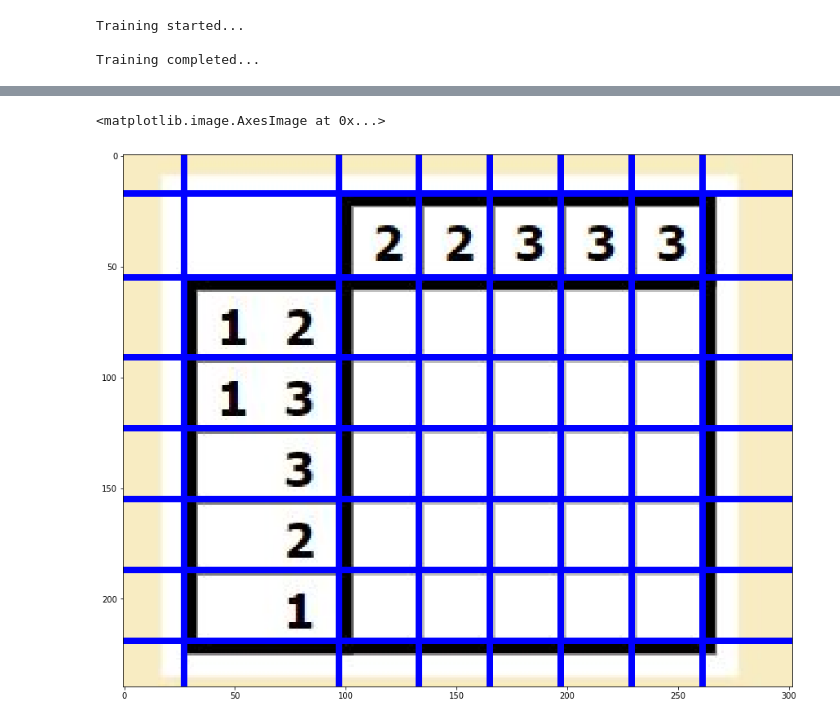
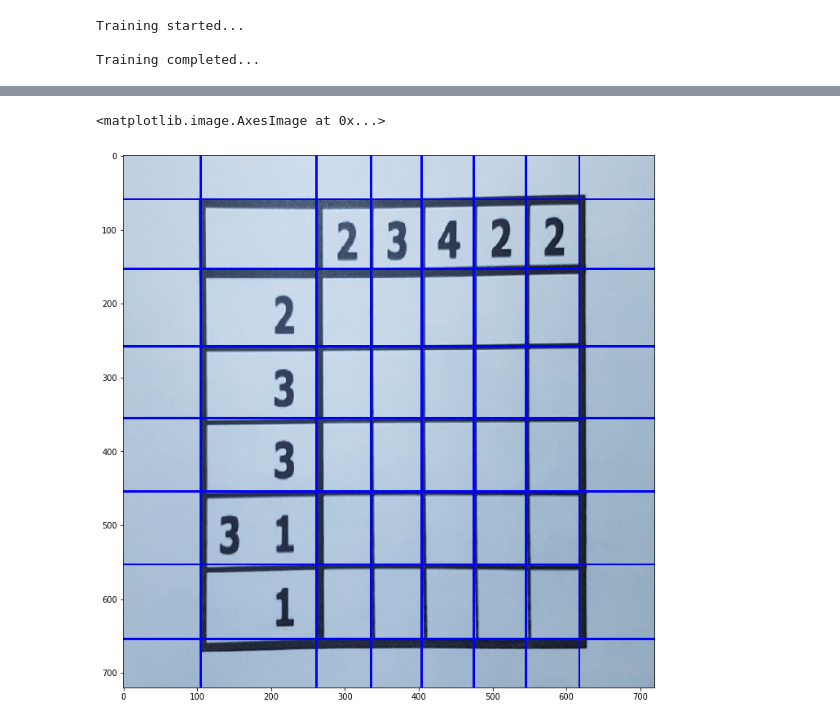
Before and after one commit to djordjeognjenovic97/Nonogram-Solver, a Jupyter notebook: nonogram/nonogram.ipynb, the cells around one changed output, grey strips where cells are left out. Cells and saved outputs as stored; diff of their text form; code cells hidden in the pictures.

```diff
--- a/nonogram/nonogram.ipynb
+++ b/nonogram/nonogram.ipynb
@@ -149,14 +152,19 @@ print(display_result(result, alphabet))
 
 [2, 3]
 # %%
-img = cv2.imread('images/nonogram0.jpg') # ucitavanje slike sa diska
+img = cv2.imread('images/nonogram14.jpg')# ucitavanje slike sa diska
+img = cv2.resize(img, (720,720))
 slikica = img.copy()
-img = cv2.cvtColor(img, cv2.COLOR_BGR2RGB) # konvertovanje iz BGR u RGB model boja (OpenCV ucita sliku kao BGR)
-gray = cv2.cvtColor(img, cv2.COLOR_RGB2GRAY)
-#img = image_bin(gray)
-#img_bin = erode(dilate(img))
-edges = cv2.Canny(gray, 90, 150, apertureSize=3)
-lines = cv2.HoughLines(edges, 1,np.pi/180, 100)
+#img = cv2.cvtColor(img, cv2.COLOR_BGR2RGB) # konvertovanje iz BGR u RGB model boja (OpenCV ucita sliku kao BGR)
+gray = cv2.cvtColor(img, cv2.COLOR_BGR2GRAY)
+slikica2 = image_bin(gray.copy())
+slikicaa = erode(dilate(slikica2))
+edges = cv2.Canny(gray,90,150,apertureSize = 3)
+#kernel = np.ones((3,3),np.uint8)
+#edges = cv2.dilate(edges,kernel,iterations = 1)
+#kernel = np.ones((5,5),np.uint8)
+#edges = cv2.erode(edges,kernel,iterations = 1)
+lines = cv2.HoughLines(edges, 1,np.pi/180, 150)
 vert_linije=[]
 horiz_linije=[]
 for line in lines:
@@ -173,36 +181,36 @@ for line in vert_linije:
     if posljednji_rho==None:
         filtrirane_linije.append(line)
         posljednji_rho=rho
     else:
-        if (rho-posljednji_rho>10):
+        if (rho-posljednji_rho>20):
             posljednji_rho=rho
             filtrirane_linije.append(line)
 posljednji_rho=None
 horiz_linije.sort(key=lambda element: element[0][0])
 for line in horiz_linije:
     rho,theta=line[0]
     if posljednji_rho==None:
         posljednji_rho=rho
         filtrirane_linije.append(line)
     else:
-        if (rho-posljednji_rho>10):
+        if (rho-posljednji_rho>20):
             posljednji_rho=rho
             filtrirane_linije.append(line)
 for line in filtrirane_linije:
     rho,theta=line[0]
     a = np.cos(theta)
     b = np.sin(theta)
     x0 = a*rho
     y0 = b*rho
     x1 = int(x0 + 1000*(-b))
     y1 = int(y0 + 1000*(a))
     x2 = int(x0 - 1000*(-b))
     y2 = int(y0 - 1000*(a))
     cv2.line(img,(x1,y1),(x2,y2),(0,0,255),2)
 plt.imshow(img)
 # %% [output]
 <matplotlib.image.AxesImage at 0x...>
-[figure, old version]
+[figure, new version]
 # %%
 import math
 # %%
```
Also changed, not shown: parts of 9 cells of this notebook, 8 other files.
